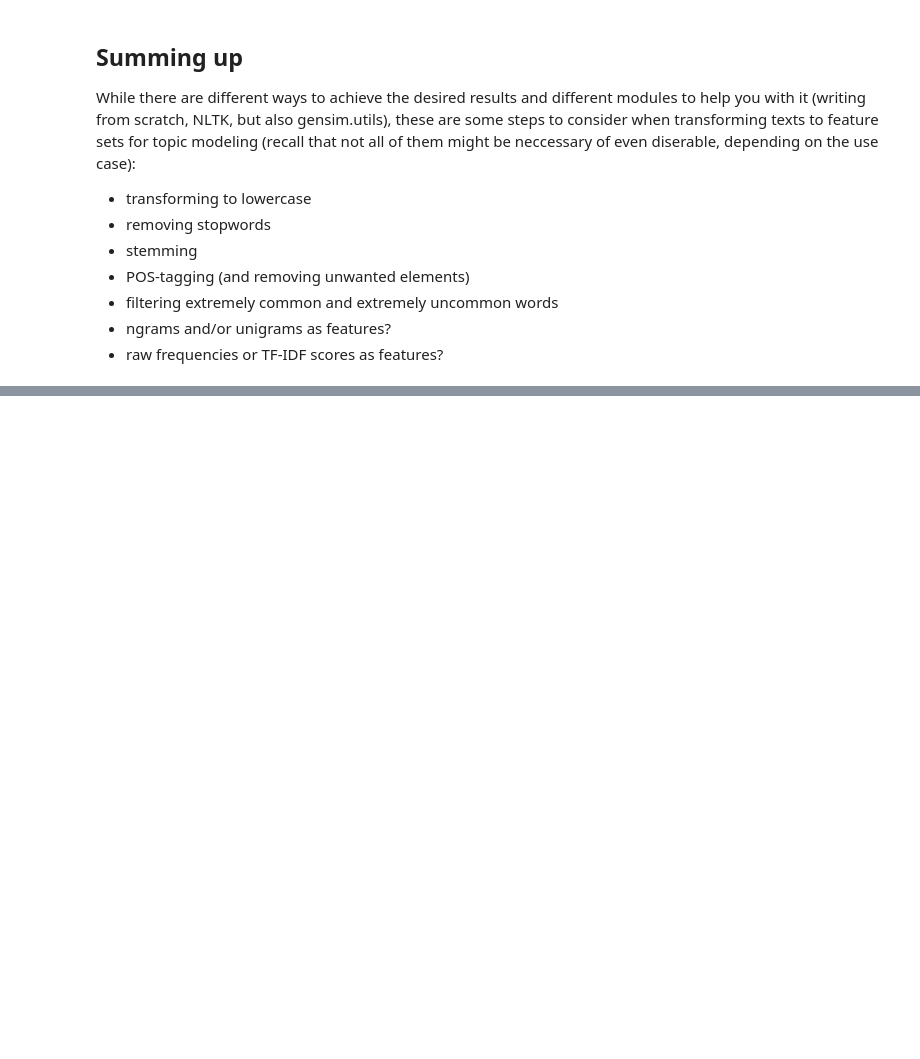
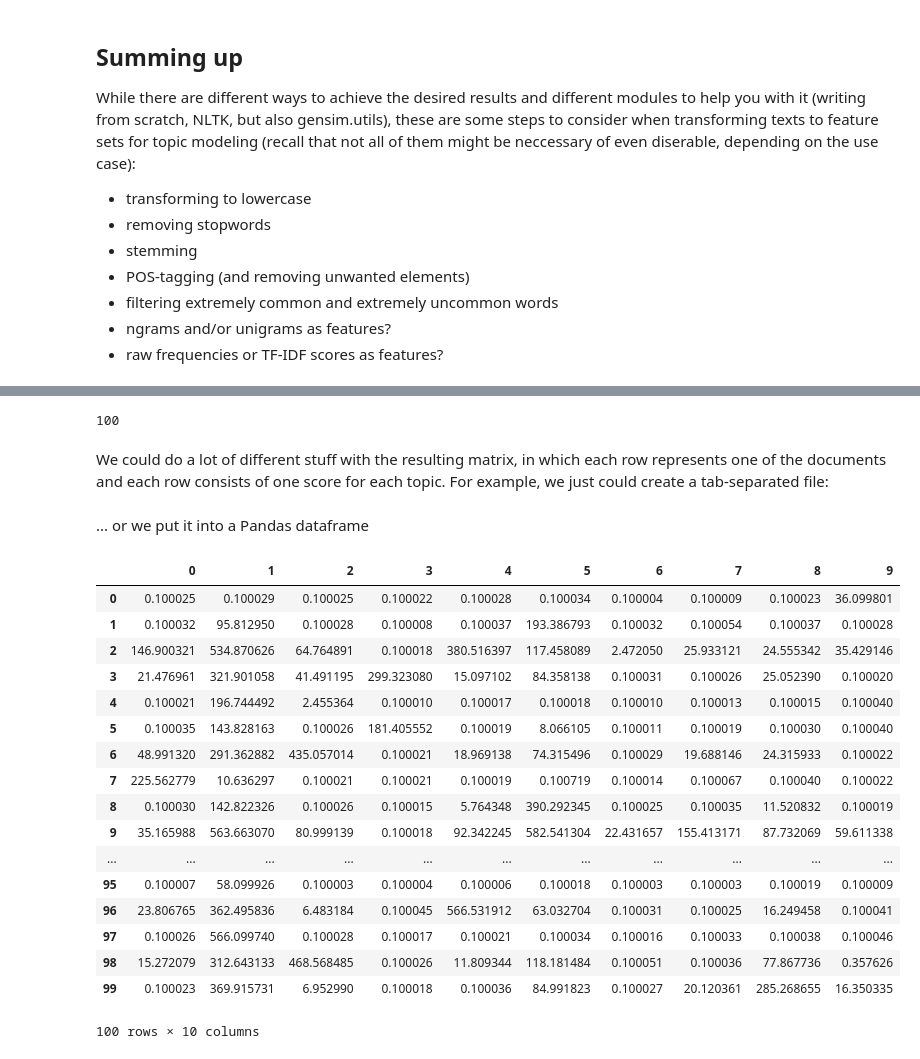
Before and after one commit to damian0604/bdaca, a Jupyter notebook: ipynb/ic2s2.ipynb, the cells around one changed output, grey strips where cells are left out. Drawn from its saved outputs; the diff is of its cells as text; code cells hidden in the pictures; blank space fills up the shorter version.

```diff
--- a/ipynb/ic2s2.ipynb
+++ b/ipynb/ic2s2.ipynb
@@ -339,0 +383,9 @@ pyLDAvis.display(vis_data)
+# %%
+scoresperdoc=mytfidflda.inference(ldacorpus)
+# %%
+len(scoresperdoc[0])
+# %% [output]
+100
+# %% [markdown]
+We could do a lot of different stuff with the resulting matrix, in which each row represents one of the documents and each row consists of one score for each topic.
+For example, we just could create a tab-separated file:
@@ -339,0 +397,24 @@ pyLDAvis.display(vis_data)
+# %% [markdown]
+... or we put it into a Pandas dataframe
+# %%
+df = pd.DataFrame.from_records(scoresperdoc[0])
+df
+# %% [output]
+|  | 0 | 1 | 2 | 3 | 4 | 5 | 6 | 7 | 8 | 9 |
+| 0 | 0.100025 | 0.100029 | 0.100025 | 0.100022 | 0.100028 | 0.100034 | 0.100004 | 0.100009 | 0.100023 | 36.099801 |
+| 1 | 0.100032 | 95.812950 | 0.100028 | 0.100008 | 0.100037 | 193.386793 | 0.100032 | 0.100054 | 0.100037 | 0.100028 |
+| 2 | 146.900321 | 534.870626 | 64.764891 | 0.100018 | 380.516397 | 117.458089 | 2.472050 | 25.933121 | 24.555342 | 35.429146 |
+| 3 | 21.476961 | 321.901058 | 41.491195 | 299.323080 | 15.097102 | 84.358138 | 0.100031 | 0.100026 | 25.052390 | 0.100020 |
+| 4 | 0.100021 | 196.744492 | 2.455364 | 0.100010 | 0.100017 | 0.100018 | 0.100010 | 0.100013 | 0.100015 | 0.100040 |
+| 5 | 0.100035 | 143.828163 | 0.100026 | 181.405552 | 0.100019 | 8.066105 | 0.100011 | 0.100019 | 0.100030 | 0.100040 |
+| 6 | 48.991320 | 291.362882 | 435.057014 | 0.100021 | 18.969138 | 74.315496 | 0.100029 | 19.688146 | 24.315933 | 0.100022 |
+| 7 | 225.562779 | 10.636297 | 0.100021 | 0.100021 | 0.100019 | 0.100719 | 0.100014 | 0.100067 | 0.100040 | 0.100022 |
+| 8 | 0.100030 | 142.822326 | 0.100026 | 0.100015 | 5.764348 | 390.292345 | 0.100025 | 0.100035 | 11.520832 | 0.100019 |
+| 9 | 35.165988 | 563.663070 | 80.999139 | 0.100018 | 92.342245 | 582.541304 | 22.431657 | 155.413171 | 87.732069 | 59.611338 |
+| ... | ... | ... | ... | ... | ... | ... | ... | ... | ... | ... |
+| 95 | 0.100007 | 58.099926 | 0.100003 | 0.100004 | 0.100006 | 0.100018 | 0.100003 | 0.100003 | 0.100019 | 0.100009 |
+| 96 | 23.806765 | 362.495836 | 6.483184 | 0.100045 | 566.531912 | 63.032704 | 0.100031 | 0.100025 | 16.249458 | 0.100041 |
+| 97 | 0.100026 | 566.099740 | 0.100028 | 0.100017 | 0.100021 | 0.100034 | 0.100016 | 0.100033 | 0.100038 | 0.100046 |
+| 98 | 15.272079 | 312.643133 | 468.568485 | 0.100026 | 11.809344 | 118.181484 | 0.100051 | 0.100036 | 77.867736 | 0.357626 |
+| 99 | 0.100023 | 369.915731 | 6.952990 | 0.100018 | 0.100036 | 84.991823 | 0.100027 | 20.120361 | 285.268655 | 16.350335 |
+100 rows × 10 columns
```
Also changed, not shown: parts of 25 cells of this notebook.
